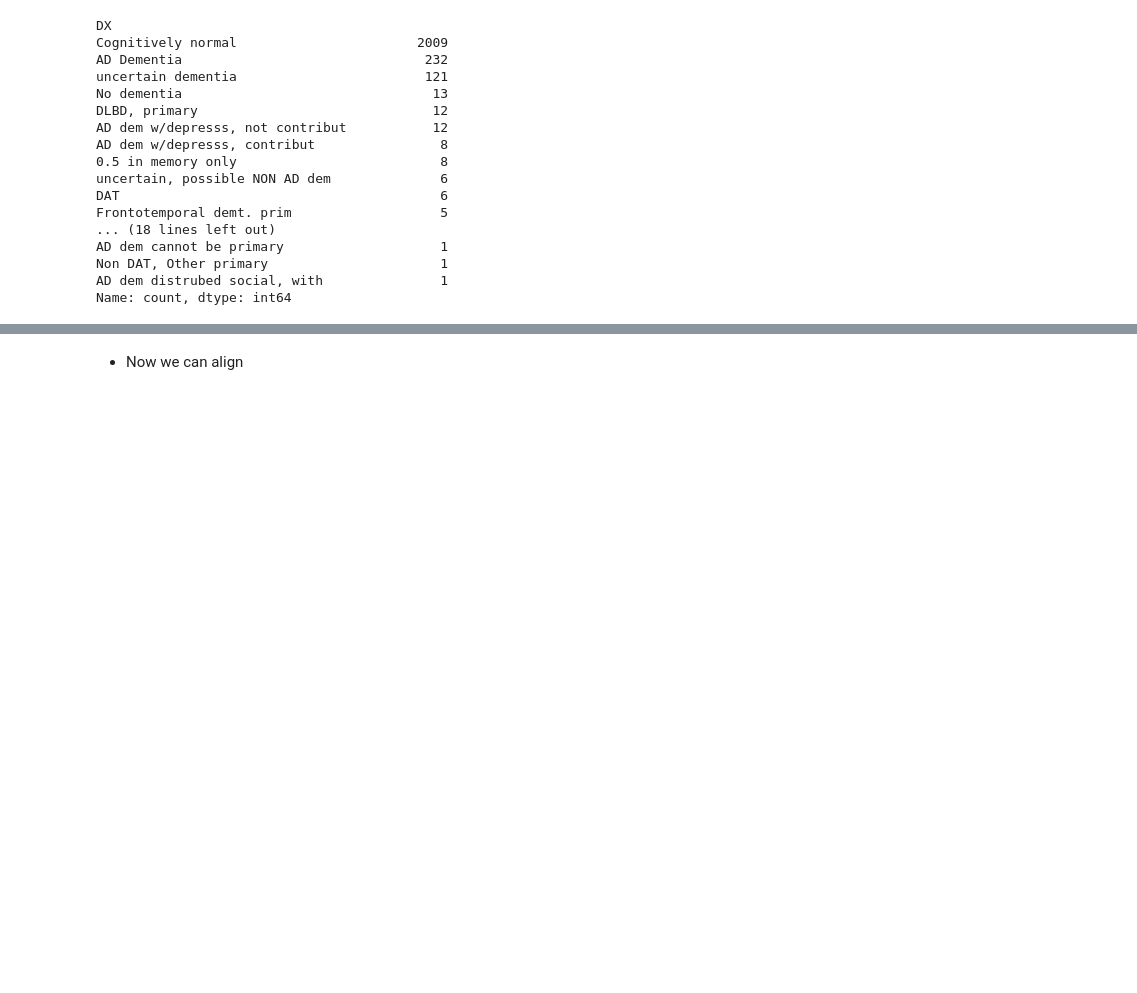
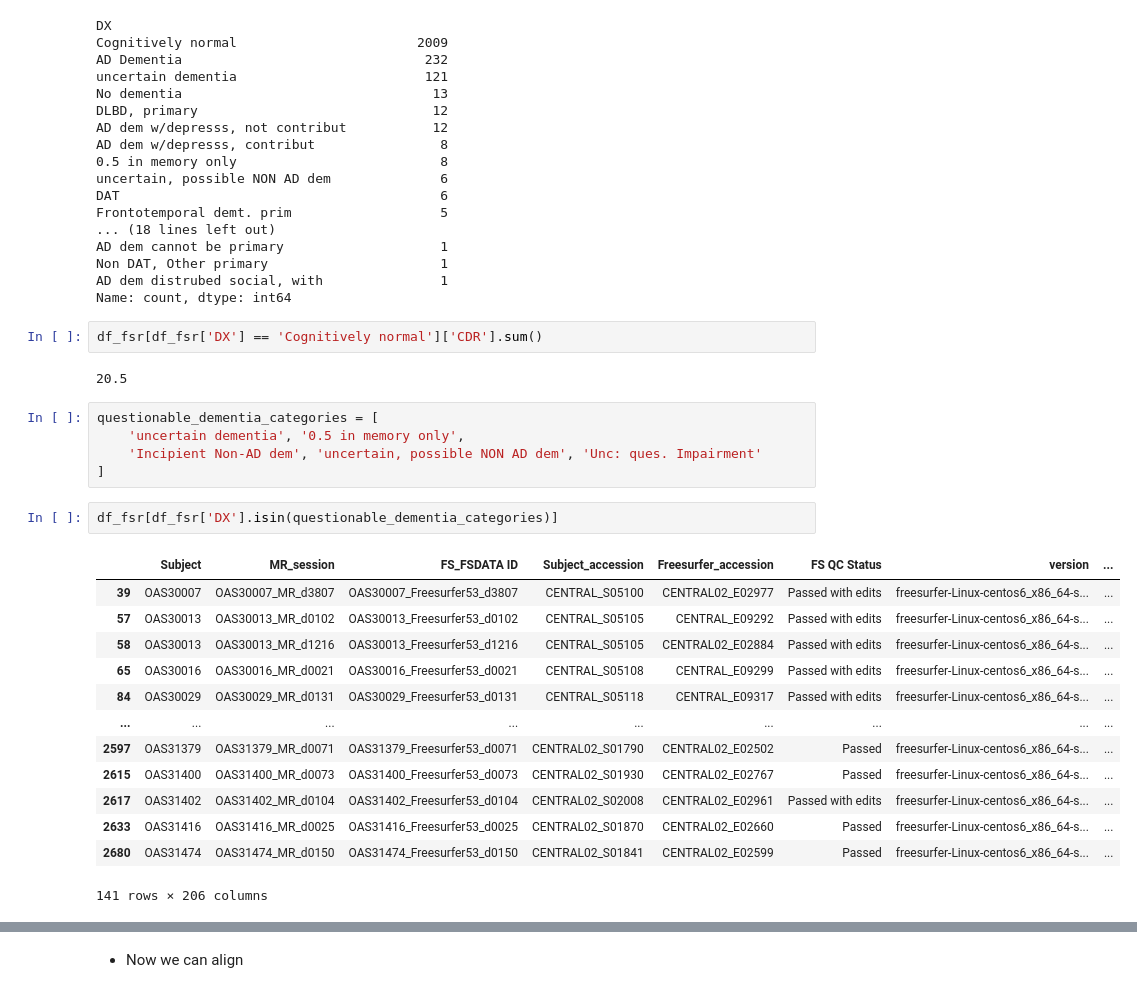
Before and after one commit to GiacomoDetomaso/alzheimer-mci-project, a Jupyter notebook: notebooks/2_target_label_definition.ipynb, the cells around one changed output, grey strips where cells are left out. Cells and saved outputs as stored; diff of their text form; blank space fills up the shorter version.

```diff
--- a/notebooks/2_target_label_definition.ipynb
+++ b/notebooks/2_target_label_definition.ipynb
@@ -118,4 +138,29 @@ AD dem cannot be primary                    1
 Non DAT, Other primary                      1
 AD dem distrubed social, with               1
 Name: count, dtype: int64
+# %%
+df_fsr[df_fsr['DX'] == 'Cognitively normal']['CDR'].sum()
+# %% [output]
+20.5
+# %%
+questionable_dementia_categories = [
+    'uncertain dementia', '0.5 in memory only',
+    'Incipient Non-AD dem', 'uncertain, possible NON AD dem', 'Unc: ques. Impairment'
+]
+# %%
+df_fsr[df_fsr['DX'].isin(questionable_dementia_categories)]
+# %% [output]
+|  | Subject | MR_session | FS_FSDATA ID | Subject_accession | Freesurfer_accession | FS QC Status | version | ... |
+| 39 | OAS30007 | OAS30007_MR_d3807 | OAS30007_Freesurfer53_d3807 | CENTRAL_S05100 | CENTRAL02_E02977 | Passed with edits | freesurfer-Linux-centos6_x86_64-s... | ... |
+| 57 | OAS30013 | OAS30013_MR_d0102 | OAS30013_Freesurfer53_d0102 | CENTRAL_S05105 | CENTRAL_E09292 | Passed with edits | freesurfer-Linux-centos6_x86_64-s... | ... |
+| 58 | OAS30013 | OAS30013_MR_d1216 | OAS30013_Freesurfer53_d1216 | CENTRAL_S05105 | CENTRAL02_E02884 | Passed with edits | freesurfer-Linux-centos6_x86_64-s... | ... |
+| 65 | OAS30016 | OAS30016_MR_d0021 | OAS30016_Freesurfer53_d0021 | CENTRAL_S05108 | CENTRAL_E09299 | Passed with edits | freesurfer-Linux-centos6_x86_64-s... | ... |
+| 84 | OAS30029 | OAS30029_MR_d0131 | OAS30029_Freesurfer53_d0131 | CENTRAL_S05118 | CENTRAL_E09317 | Passed with edits | freesurfer-Linux-centos6_x86_64-s... | ... |
+| ... | ... | ... | ... | ... | ... | ... | ... | ... |
+| 2597 | OAS31379 | OAS31379_MR_d0071 | OAS31379_Freesurfer53_d0071 | CENTRAL02_S01790 | CENTRAL02_E02502 | Passed | freesurfer-Linux-centos6_x86_64-s... | ... |
+| 2615 | OAS31400 | OAS31400_MR_d0073 | OAS31400_Freesurfer53_d0073 | CENTRAL02_S01930 | CENTRAL02_E02767 | Passed | freesurfer-Linux-centos6_x86_64-s... | ... |
+| 2617 | OAS31402 | OAS31402_MR_d0104 | OAS31402_Freesurfer53_d0104 | CENTRAL02_S02008 | CENTRAL02_E02961 | Passed with edits | freesurfer-Linux-centos6_x86_64-s... | ... |
+| 2633 | OAS31416 | OAS31416_MR_d0025 | OAS31416_Freesurfer53_d0025 | CENTRAL02_S01870 | CENTRAL02_E02660 | Passed | freesurfer-Linux-centos6_x86_64-s... | ... |
+| 2680 | OAS31474 | OAS31474_MR_d0150 | OAS31474_Freesurfer53_d0150 | CENTRAL02_S01841 | CENTRAL02_E02599 | Passed | freesurfer-Linux-centos6_x86_64-s... | ... |
+141 rows × 206 columns
 # %%
```
Also changed, not shown: parts of 14 cells of this notebook, 13 other files.
